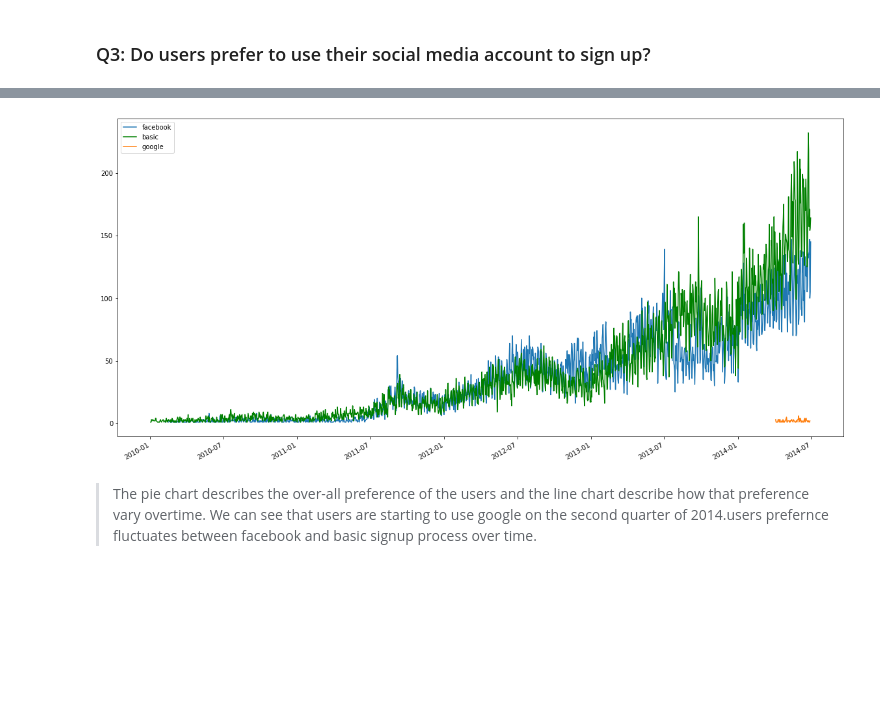
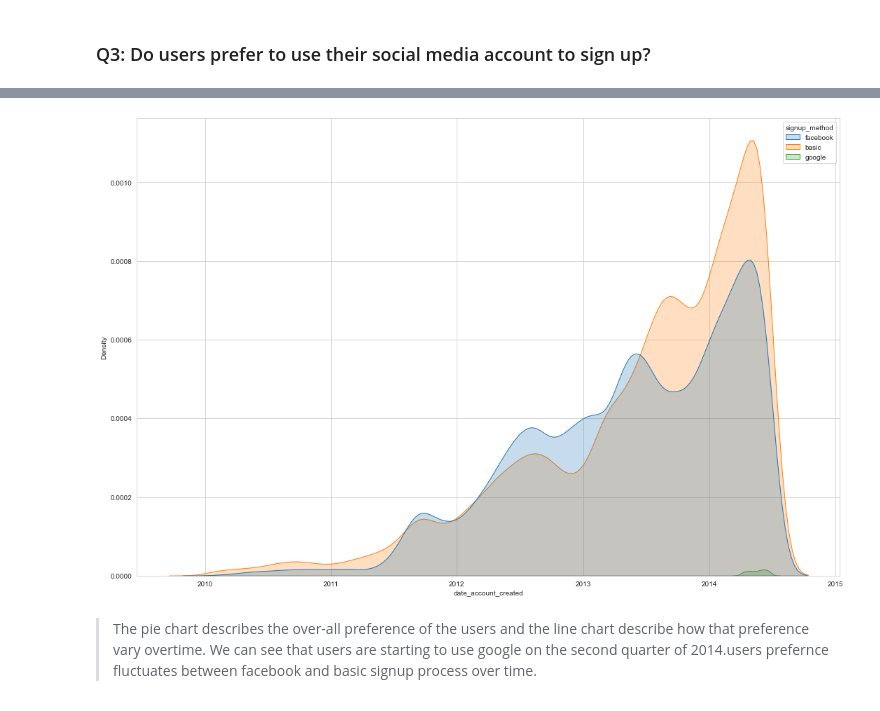
Before and after one commit to iz13m/airbnb-dataset-analysis, a Jupyter notebook: investigate-airbnb-dataset.ipynb, the cells around one changed output, grey strips where cells are left out. Saved outputs shown, nothing was run; the diff lists cells and outputs as text; code cells hidden in the pictures; blank space fills up the shorter version.

```diff
--- a/investigate-airbnb-dataset.ipynb
+++ b/investigate-airbnb-dataset.ipynb
@@ -162,10 +168,8 @@ df.signup_method.value_counts().plot(kind = 'pie',figsize = (10,10),autopct='%1.
-# %%
-df.query('signup_method == "facebook"')["date_account_created"].value_counts().plot(figsize=(20,10),label = "facebook");
-df.query('signup_method == "basic"')["date_account_created"].value_counts().plot(color = 'green',label = "basic");
-df.query('signup_method == "google"')["date_account_created"].value_counts().plot(label = "google");
-plt.legend();
-# %% [output]
-[figure, removed]
+# %%
+plt.figure(figsize=(18,12))
+sns.kdeplot(data=df ,x='date_account_created',hue ='signup_method',shade=True );
+# %% [output]
+[figure, added]
 # %% [markdown]
 > The pie chart describes the over-all preference of the users and the line chart describe how that preference vary overtime. We can see that users are starting to use google on the second quarter of 2014.users prefernce fluctuates between facebook and basic signup process over time.
 # %% [markdown]
```
Also changed, not shown: parts of 12 cells of this notebook.
